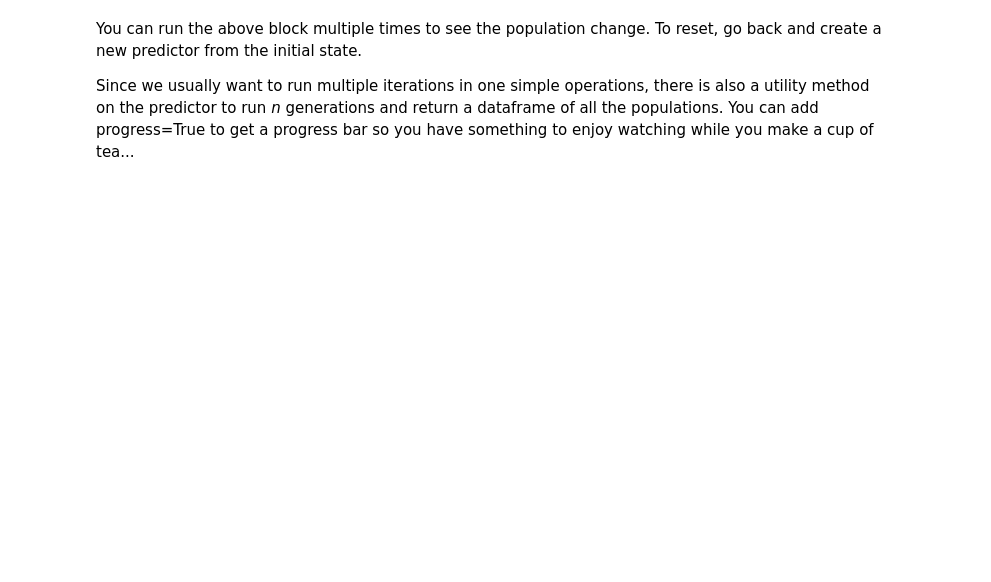
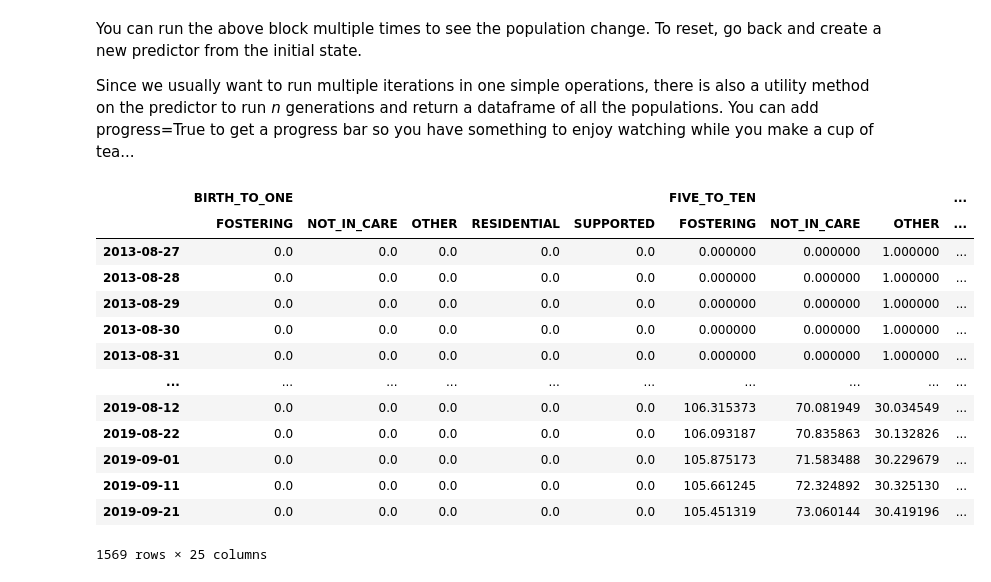
Before and after one commit to data-to-insight/cs-demand-model, a Jupyter notebook: docs/predict.ipynb, the cells around one changed output. Saved outputs shown, nothing was run; the diff lists cells and outputs as text; code cells hidden in the pictures; blank space fills up the shorter version.

```diff
--- a/docs/predict.ipynb
+++ b/docs/predict.ipynb
@@ -168,15 +151,27 @@ Since we usually want to run multiple iterations in one simple operations, there
 # %%
 start_date, end_date = pd.to_datetime('2017-07-01'), pd.to_datetime('2017-10-01')
 
 predictor = ModelPredictor.from_model(stats, start_date, end_date)
 predicted_pop = predictor.predict(72, progress=True, step_days=10)  # Predict 720 days forward
-del predicted_pop[tuple()]
 
 historic_pop = stats.stock.loc[:end_date]
 
 predicted_pop, historic_pop = predicted_pop.align(historic_pop, axis=1, fill_value=0)
 combined_pop = pd.concat([historic_pop, predicted_pop], axis=0)
 combined_pop.columns = pd.MultiIndex.from_tuples(combined_pop.columns)
-
-# Remove this to see individual sequences
-# combined_pop = combined_pop.groupby(level=1, axis=1).sum()
+combined_pop
+# %% [output]
+|  | BIRTH_TO_ONE |  |  |  |  | FIVE_TO_TEN |  |  | ... |
+|  | FOSTERING | NOT_IN_CARE | OTHER | RESIDENTIAL | SUPPORTED | FOSTERING | NOT_IN_CARE | OTHER | ... |
+| 2013-08-27 | 0.0 | 0.0 | 0.0 | 0.0 | 0.0 | 0.000000 | 0.000000 | 1.000000 | ... |
+| 2013-08-28 | 0.0 | 0.0 | 0.0 | 0.0 | 0.0 | 0.000000 | 0.000000 | 1.000000 | ... |
+| 2013-08-29 | 0.0 | 0.0 | 0.0 | 0.0 | 0.0 | 0.000000 | 0.000000 | 1.000000 | ... |
+| 2013-08-30 | 0.0 | 0.0 | 0.0 | 0.0 | 0.0 | 0.000000 | 0.000000 | 1.000000 | ... |
+| 2013-08-31 | 0.0 | 0.0 | 0.0 | 0.0 | 0.0 | 0.000000 | 0.000000 | 1.000000 | ... |
+| ... | ... | ... | ... | ... | ... | ... | ... | ... | ... |
+| 2019-08-12 | 0.0 | 0.0 | 0.0 | 0.0 | 0.0 | 106.315373 | 70.081949 | 30.034549 | ... |
+| 2019-08-22 | 0.0 | 0.0 | 0.0 | 0.0 | 0.0 | 106.093187 | 70.835863 | 30.132826 | ... |
+| 2019-09-01 | 0.0 | 0.0 | 0.0 | 0.0 | 0.0 | 105.875173 | 71.583488 | 30.229679 | ... |
+| 2019-09-11 | 0.0 | 0.0 | 0.0 | 0.0 | 0.0 | 105.661245 | 72.324892 | 30.325130 | ... |
+| 2019-09-21 | 0.0 | 0.0 | 0.0 | 0.0 | 0.0 | 105.451319 | 73.060144 | 30.419196 | ... |
+1569 rows × 25 columns
```
Also changed, not shown: parts of 7 cells of this notebook, 6 other files.
